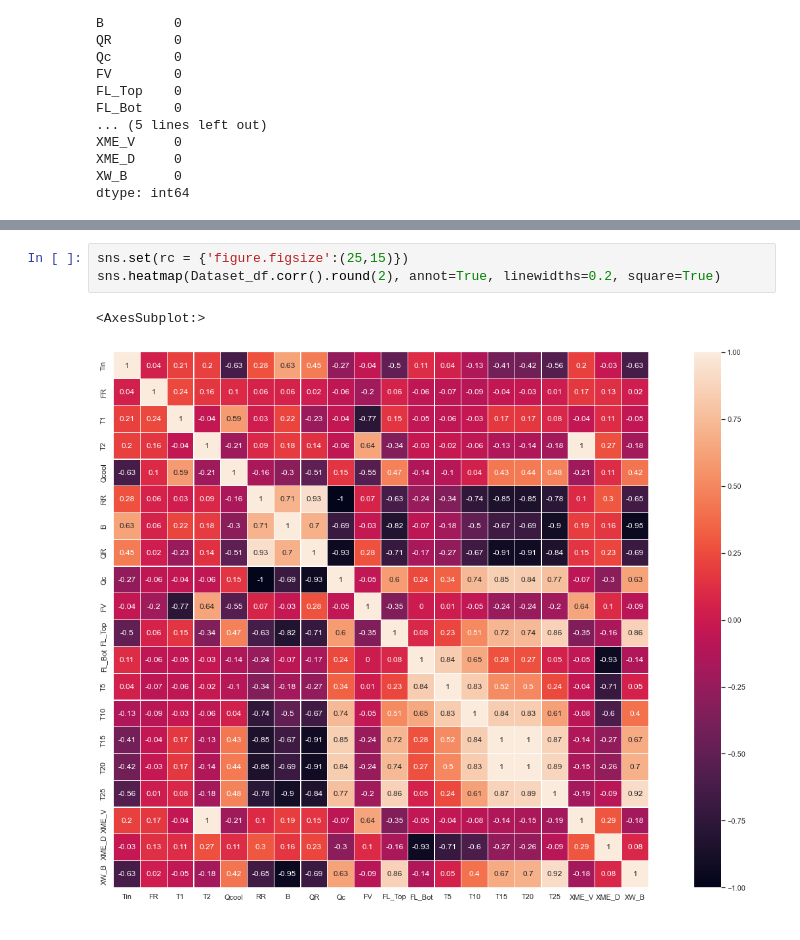
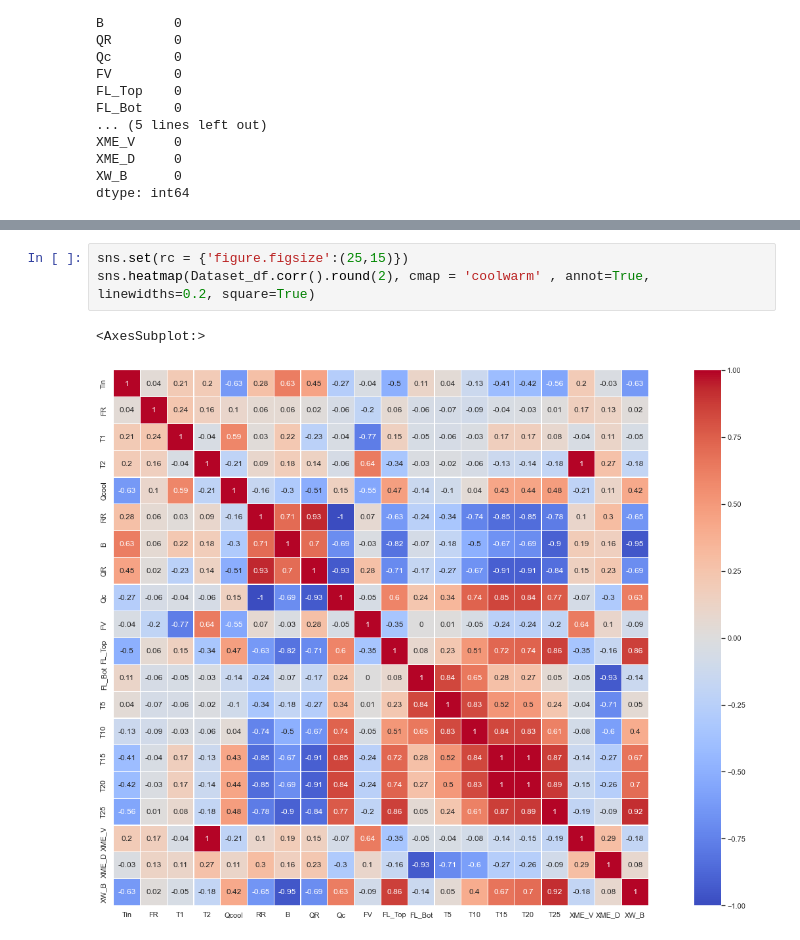
Before and after one commit to PoShawn/Machine-Learning, a Jupyter notebook: Final Project/Final_DataAnalysis.ipynb, the cells around one changed output, grey strips where cells are left out. Saved outputs shown, nothing was run; the diff lists cells and outputs as text.

```diff
--- a/Final Project/Final_DataAnalysis.ipynb
+++ b/Final Project/Final_DataAnalysis.ipynb
@@ -89,10 +89,10 @@ Dataset_df.corr()
 | XW_B | -0.625770 | 0.016157 | -0.054221 | -0.176958 | 0.418070 | -0.647466 | -0.954395 | -0.693462 | 0.628475 | -0.089216 | 0.856759 | ... |
 # %%
 sns.set(rc = {'figure.figsize':(25,15)})
-sns.heatmap(Dataset_df.corr().round(2), annot=True, linewidths=0.2, square=True)
+sns.heatmap(Dataset_df.corr().round(2), cmap = 'coolwarm' , annot=True, linewidths=0.2, square=True)
 # %% [output]
 <AxesSubplot:>
-[figure, old version]
+[figure, new version]
 # %%
 Dataset_raw = np.array(Dataset_df)
 Dataset = np.random.permutation(Dataset_raw)
```
Also changed, not shown: parts of 4 cells of this notebook, 2 other files.
